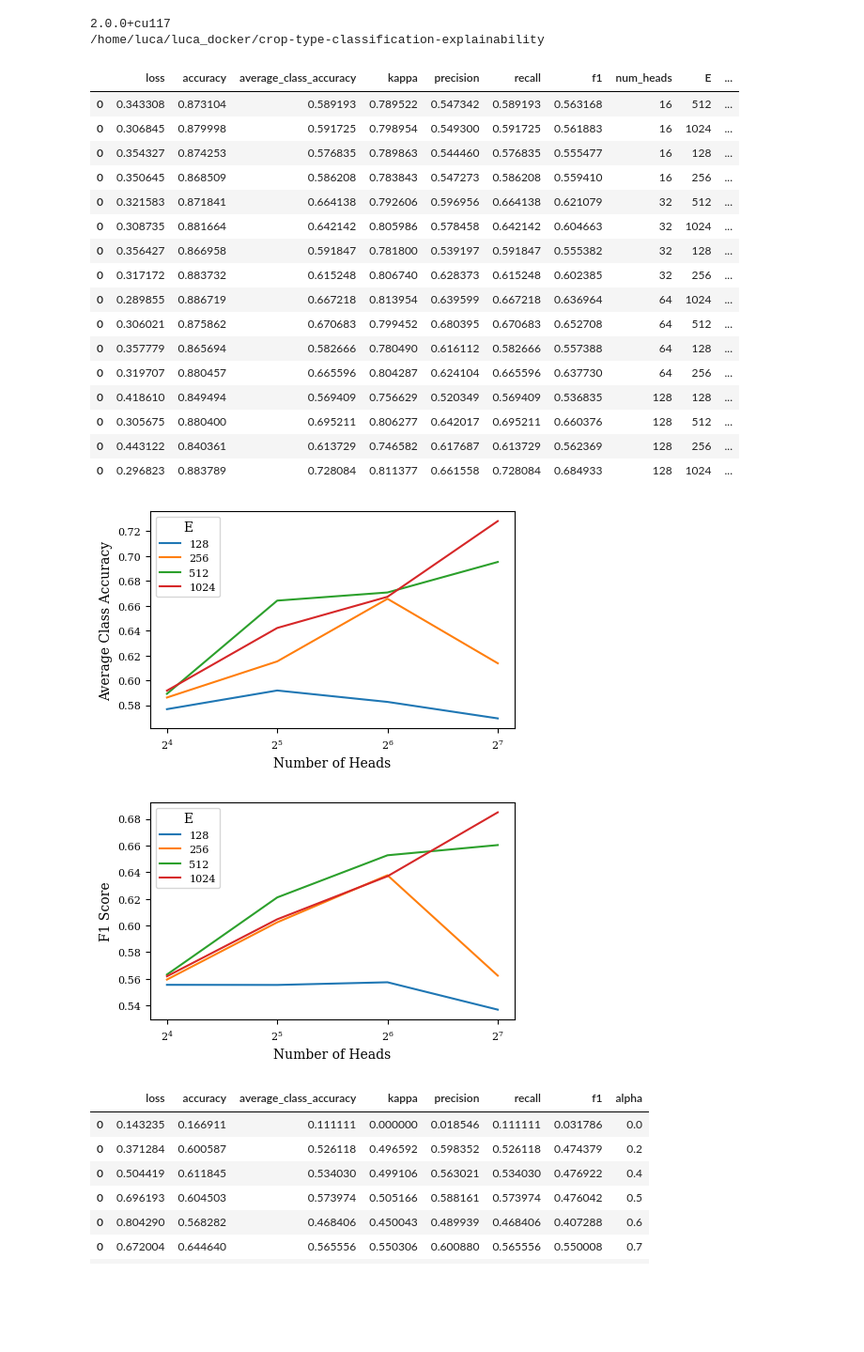
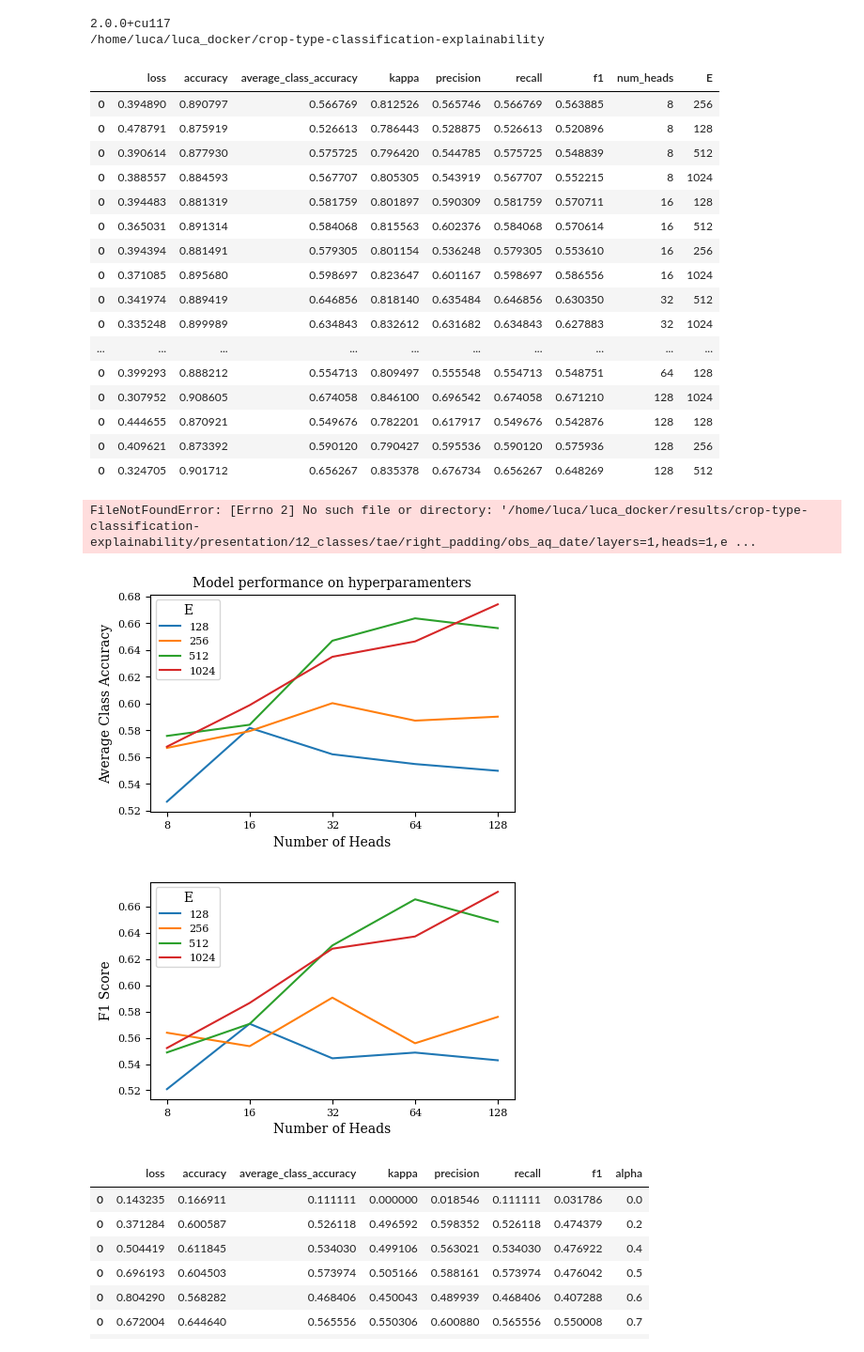
Before and after one commit to IvicaObadic/crop-type-classification-explainability, a Jupyter notebook: notebooks/compare_performances.ipynb, the cells around one changed output. Shown at 94% size. Saved outputs shown, nothing was run; the diff lists cells and outputs as text; code cells hidden in the pictures; blank space fills up the shorter version.

```diff
--- a/notebooks/compare_performances.ipynb
+++ b/notebooks/compare_performances.ipynb
@@ -24,6 +24,7 @@ from explainability_analysis.crop_spectral_signature_analysis import *
 from explainability_analysis.visualization_functions import *
 from explainability_analysis.visualization_constants import *
 
+figure_results_path = "/home/luca/luca_docker/results/figures"
 dataset = 'BavarianCrops' # 'DENETHOR'
 # dataset = 'DENETHOR' # 'DENETHOR'
 num_heads = [1,4,16]
@@ -67,7 +68,8 @@ tex_fonts_false = {
 plt.rcParams.update(tex_fonts_false)
 # %%
 # Define the base path
-base_path = f"/home/luca/luca_docker/results/crop-type-classification-explainability/paper/{num_classes}_classes/ltae/right_padding/obs_aq_date/concatenate_heads=False/"
+# base_path = f"/home/luca/luca_docker/results/crop-type-classification-explainability/paper/{num_classes}_classes/ltae/right_padding/obs_aq_date/concatenate_heads=False/"
+base_path = f"/home/luca/luca_docker/results/crop-type-classification-explainability/{num_classes}_classes/right_padding/all_dates/ltae/obs_aq_date/concatenate_heads=False/"
 
 # List all folders in the base path
 folders = [f for f in os.listdir(base_path) if os.path.isdir(os.path.join(base_path, f))]
@@ -82,7 +84,8 @@ for folder in folders:
         heads = int(match.group(1))
         emb_dim = int(match.group(2))
 
-        model_path = os.path.join(base_path, folder, 'WCE,gamma=0/focal_loss_ratio=80/all_dates')
+        # model_path = os.path.join(base_path, folder, 'WCE,gamma=0.0/focal_loss_ratio=100/all_dates')
+        model_path = os.path.join(base_path, folder, 'loss_fn=WCE/l1_reg=True')
         if os.path.isdir(model_path):
             tmstp = os.listdir(model_path)[0]
         else:
@@ -92,30 +95,31 @@ for folder in folders:
             class_metrics = pd.read_csv(os.path.join(model_path, tmstp, "predictions/classification_metrics.csv"))
             class_metrics['num_heads'] = heads
             class_metrics['E'] = emb_dim
-            class_metrics['scale_factor'] = emb_dim // heads
+            # class_metrics['scale_factor'] = emb_dim // heads
 
             classification_metrics.append(class_metrics)
 classification_metrics_df = pd.concat(classification_metrics)
-classification_metrics_df = classification_metrics_df[~classification_metrics_df['E'].isin([2048])]
+classification_metrics_df = classification_metrics_df[~classification_metrics_df['E'].isin([2048, 4096])]
 display(classification_metrics_df.sort_values(by='num_heads'))#, ascending=False))
+# display(classification_metrics_df[classification_metrics_df['scale_factor']==8].sort_values(by='num_heads'))#, ascending=False))
 # %% [output]
-|  | loss | accuracy | average_class_accuracy | kappa | precision | recall | f1 | num_heads | E | ... |
-| 0 | 0.343308 | 0.873104 | 0.589193 | 0.789522 | 0.547342 | 0.589193 | 0.563168 | 16 | 512 | ... |
-| 0 | 0.306845 | 0.879998 | 0.591725 | 0.798954 | 0.549300 | 0.591725 | 0.561883 | 16 | 1024 | ... |
-| 0 | 0.354327 | 0.874253 | 0.576835 | 0.789863 | 0.544460 | 0.576835 | 0.555477 | 16 | 128 | ... |
-| 0 | 0.350645 | 0.868509 | 0.586208 | 0.783843 | 0.547273 | 0.586208 | 0.559410 | 16 | 256 | ... |
-| 0 | 0.321583 | 0.871841 | 0.664138 | 0.792606 | 0.596956 | 0.664138 | 0.621079 | 32 | 512 | ... |
-| 0 | 0.308735 | 0.881664 | 0.642142 | 0.805986 | 0.578458 | 0.642142 | 0.604663 | 32 | 1024 | ... |
-| 0 | 0.356427 | 0.866958 | 0.591847 | 0.781800 | 0.539197 | 0.591847 | 0.555382 | 32 | 128 | ... |
-| 0 | 0.317172 | 0.883732 | 0.615248 | 0.806740 | 0.628373 | 0.615248 | 0.602385 | 32 | 256 | ... |
-| 0 | 0.289855 | 0.886719 | 0.667218 | 0.813954 | 0.639599 | 0.667218 | 0.636964 | 64 | 1024 | ... |
-| 0 | 0.306021 | 0.875862 | 0.670683 | 0.799452 | 0.680395 | 0.670683 | 0.652708 | 64 | 512 | ... |
-| 0 | 0.357779 | 0.865694 | 0.582666 | 0.780490 | 0.616112 | 0.582666 | 0.557388 | 64 | 128 | ... |
-| 0 | 0.319707 | 0.880457 | 0.665596 | 0.804287 | 0.624104 | 0.665596 | 0.637730 | 64 | 256 | ... |
-| 0 | 0.418610 | 0.849494 | 0.569409 | 0.756629 | 0.520349 | 0.569409 | 0.536835 | 128 | 128 | ... |
-| 0 | 0.305675 | 0.880400 | 0.695211 | 0.806277 | 0.642017 | 0.695211 | 0.660376 | 128 | 512 | ... |
-| 0 | 0.443122 | 0.840361 | 0.613729 | 0.746582 | 0.617687 | 0.613729 | 0.562369 | 128 | 256 | ... |
-| 0 | 0.296823 | 0.883789 | 0.728084 | 0.811377 | 0.661558 | 0.728084 | 0.684933 | 128 | 1024 | ... |
+|  | loss | accuracy | average_class_accuracy | kappa | precision | recall | f1 | num_heads | E |
+| 0 | 0.394890 | 0.890797 | 0.566769 | 0.812526 | 0.565746 | 0.566769 | 0.563885 | 8 | 256 |
+| 0 | 0.478791 | 0.875919 | 0.526613 | 0.786443 | 0.528875 | 0.526613 | 0.520896 | 8 | 128 |
+| 0 | 0.390614 | 0.877930 | 0.575725 | 0.796420 | 0.544785 | 0.575725 | 0.548839 | 8 | 512 |
+| 0 | 0.388557 | 0.884593 | 0.567707 | 0.805305 | 0.543919 | 0.567707 | 0.552215 | 8 | 1024 |
+| 0 | 0.394483 | 0.881319 | 0.581759 | 0.801897 | 0.590309 | 0.581759 | 0.570711 | 16 | 128 |
+| 0 | 0.365031 | 0.891314 | 0.584068 | 0.815563 | 0.602376 | 0.584068 | 0.570614 | 16 | 512 |
+| 0 | 0.394394 | 0.881491 | 0.579305 | 0.801154 | 0.536248 | 0.579305 | 0.553610 | 16 | 256 |
+| 0 | 0.371085 | 0.895680 | 0.598697 | 0.823647 | 0.601167 | 0.598697 | 0.586556 | 16 | 1024 |
+| 0 | 0.341974 | 0.889419 | 0.646856 | 0.818140 | 0.635484 | 0.646856 | 0.630350 | 32 | 512 |
+| 0 | 0.335248 | 0.899989 | 0.634843 | 0.832612 | 0.631682 | 0.634843 | 0.627883 | 32 | 1024 |
+| ... | ... | ... | ... | ... | ... | ... | ... | ... | ... |
+| 0 | 0.399293 | 0.888212 | 0.554713 | 0.809497 | 0.555548 | 0.554713 | 0.548751 | 64 | 128 |
+| 0 | 0.307952 | 0.908605 | 0.674058 | 0.846100 | 0.696542 | 0.674058 | 0.671210 | 128 | 1024 |
+| 0 | 0.444655 | 0.870921 | 0.549676 | 0.782201 | 0.617917 | 0.549676 | 0.542876 | 128 | 128 |
+| 0 | 0.409621 | 0.873392 | 0.590120 | 0.790427 | 0.595536 | 0.590120 | 0.575936 | 128 | 256 |
+| 0 | 0.324705 | 0.901712 | 0.656267 | 0.835378 | 0.676734 | 0.656267 | 0.648269 | 128 | 512 |
 # %%
 classification_metrics = []
 
@@ -130,28 +134,38 @@ for h_idx, h in enumerate(num_heads):
 
         classification_metrics.append(class_metrics)
 classification_metrics_df = pd.concat(classification_metrics)
+# %% [output]
+FileNotFoundError: [Errno 2] No such file or directory: '/home/luca/luca_docker/results/crop-type-classification-explainability/presentation/12_classes/tae/right_padding/obs_aq_date/layers=1,heads=1,e ...
 # %%
 # display(classification_metrics_df)
+
+from matplotlib.ticker import ScalarFormatter
+
 
 fig = plt.figure(figsize=(5, 3))
 ax = sns.lineplot(data=classification_metrics_df, x='num_heads', y='average_class_accuracy', hue='E', palette="tab10", legend=True)
 plt.xscale('log', base=2)
+ax.xaxis.set_major_formatter(ScalarFormatter())
 plt.ylabel('Average Class Accuracy')
 plt.xlabel('Number of Heads')
+plt.title('Model performance on hyperparamenters')
+plt.savefig(os.path.join(figure_results_path, f'ACA_LLTAE_{dataset}.png'), dpi=300, bbox_inches='tight')
 plt.show()
 
 fig = plt.figure(figsize=(5, 3))
 ax1 = sns.lineplot(data=classification_metrics_df, x='num_heads', y='f1', hue='E', palette="tab10", legend=True)
 plt.xscale('log', base=2)
+ax1.xaxis.set_major_formatter(ScalarFormatter())
 plt.ylabel('F1 Score')
 plt.xlabel('Number of Heads')
+plt.savefig(os.path.join(figure_results_path, f'F1_LLTAE_{dataset}.png'), dpi=300, bbox_inches='tight')
 plt.show()
 
 # classification_metrics_heads_df = classification_metrics_df[classification_metrics_df['num_heads'] == 16].set_index('model')
 # display(classification_metrics_heads_df[['accuracy', 'average_class_accuracy', 'f1']])
 # %% [output]
-[figure, old version]
+[figure, new version]
-[figure, old version]
+[figure, new version]
 # %%
 loss_fn_weights = [0, 0.2, 0.4, 0.5, 0.6, 0.7, 0.8, 0.9, 1]
 att_ndvi_pred_tmsp = ['1746358062', '1746358523', '1746358984', '1746359462', '1746359936', '1746360405', '1746360876', '1746361344', '1746306746']
```
Also changed, not shown: 14 other files.
